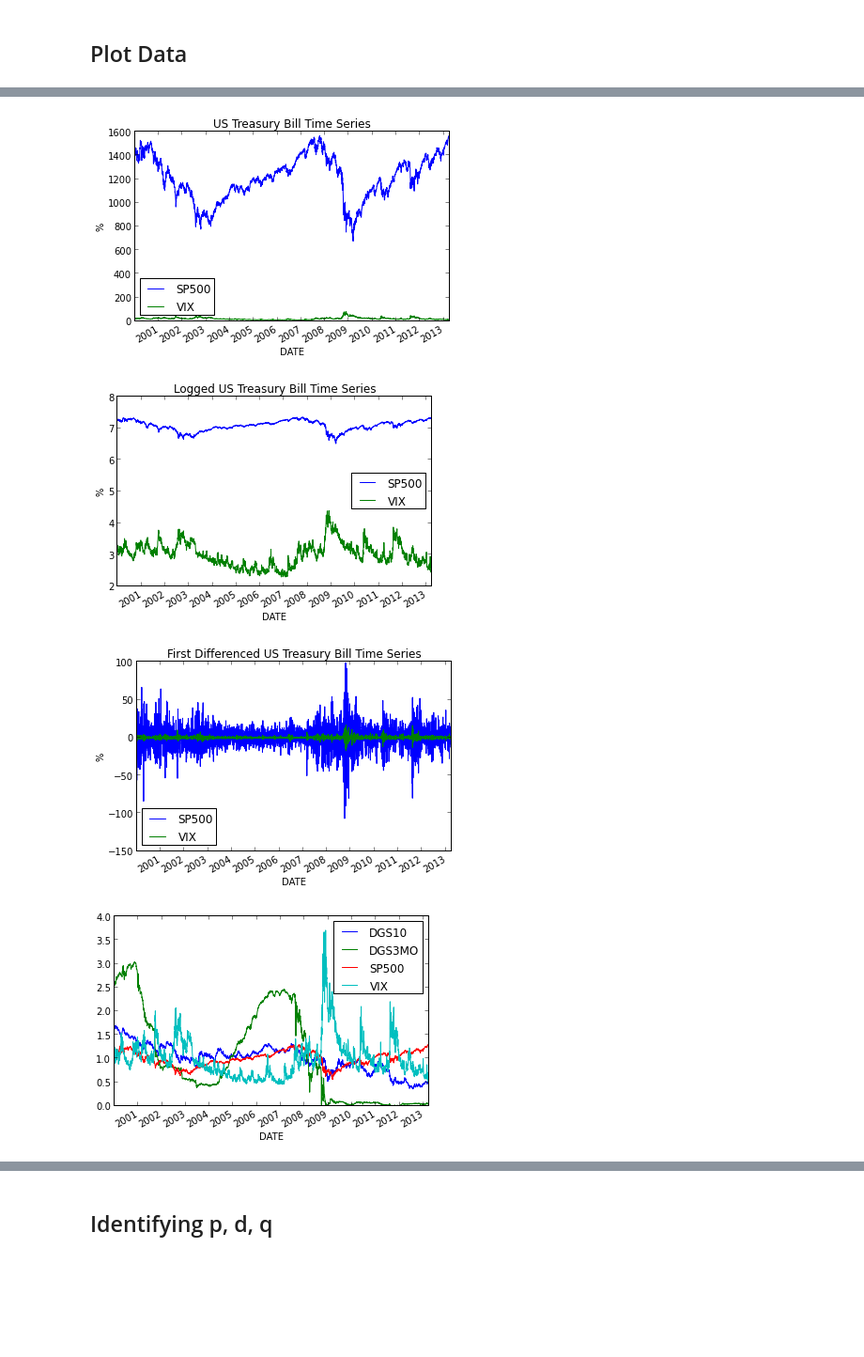
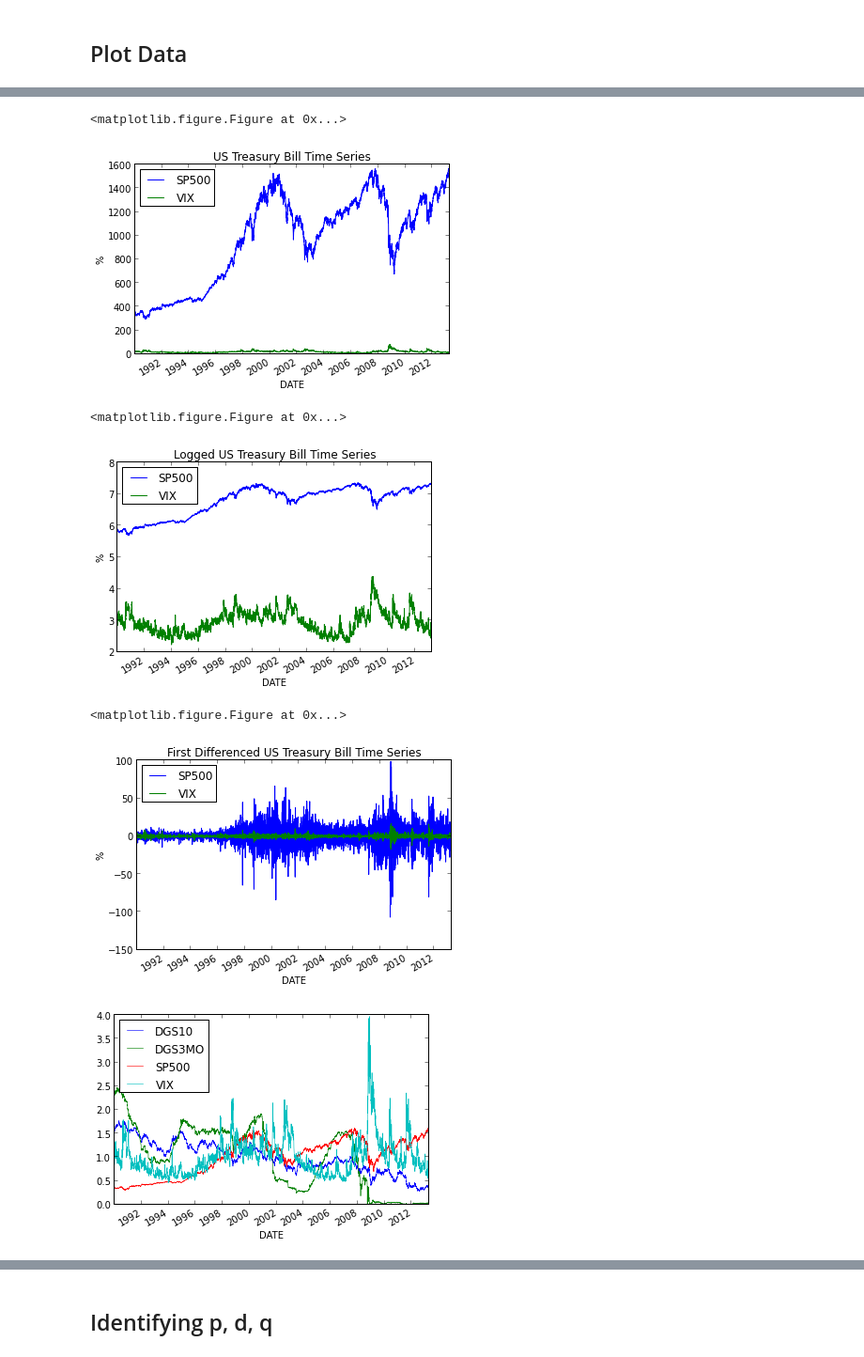
Before and after one commit to sglyon/BYUclasses, a Jupyter notebook: Economics/E588/Project/EPP Fred and S&P.ipynb, the cells around one changed output, grey strips where cells are left out. Shown at 94% size. Drawn from its saved outputs; the diff is of its cells as text; code cells hidden in the pictures; blank space fills up the shorter version.

```diff
--- a/Economics/E588/Project/EPP Fred and S&P.ipynb
+++ b/Economics/E588/Project/EPP Fred and S&P.ipynb
@@ -108,34 +111,38 @@ plt.savefig('./Figures/FRED_data_diff.eps', format='eps', dpi=1000)
 # %%
-# Plot sp50 data
+# Plot sp500 data
 plt.figure()
-sp.plot()
+stocks.plot()
 plt.ylabel('%')
 plt.title('US Treasury Bill Time Series')
 plt.savefig('./Figures/sp500_data.eps', format='eps', dpi=1000)
 
 # Plot logged sp data
 plt.figure()
-np.log(sp).plot()
+np.log(stocks).plot()
 plt.ylabel('%')
 plt.title('Logged US Treasury Bill Time Series')
 plt.savefig('./Figures/sp500_data_log.eps', format='eps', dpi=1000)
 
 # Plot first differenced sp data
 plt.figure()
-sp.diff(1).plot()
+stocks.diff(1).plot()
 plt.ylabel('%')
 plt.title('First Differenced US Treasury Bill Time Series')
 plt.savefig('./Figures/sp500_data_diff.eps', format='eps', dpi=1000)
 # %% [output]
+<matplotlib.figure.Figure at 0x...>
-[figure, old version]
+[figure, new version]
+<matplotlib.figure.Figure at 0x...>
-[figure, old version]
+[figure, new version]
+<matplotlib.figure.Figure at 0x...>
-[figure, old version]
+[figure, new version]
 # %%
 # Plot all data divided by its mean
-(data / data.mean()).plot()
+(data / data.mean()).plot(linewidth=0.6)
+plt.legend(loc=2)
 plt.savefig('./Figures/all_data.eps', format='eps', dpi=900)
 # %% [output]
-[figure, old version]
+[figure, new version]
 # %%
 def ac_pac(nlags=15):
     ac = [sm.tsa.stattools.acf(data['%s' % i].values, nlags=nlags) for i in data.columns]
```
Also changed, not shown: parts of 29 cells of this notebook, 21 other files.
